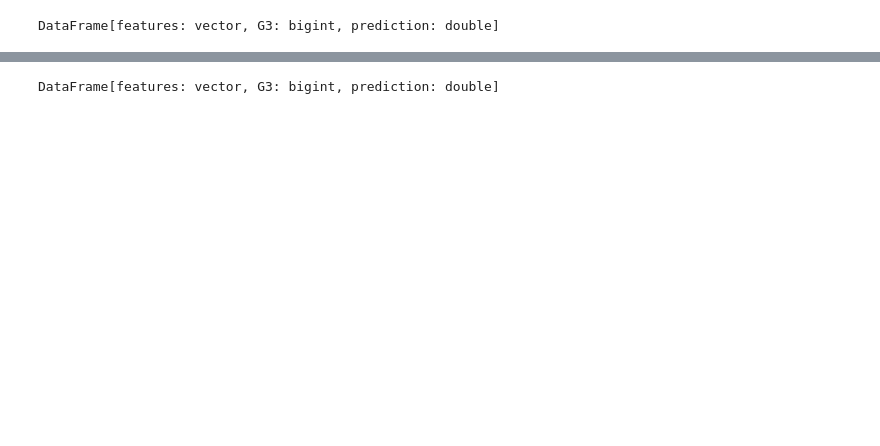
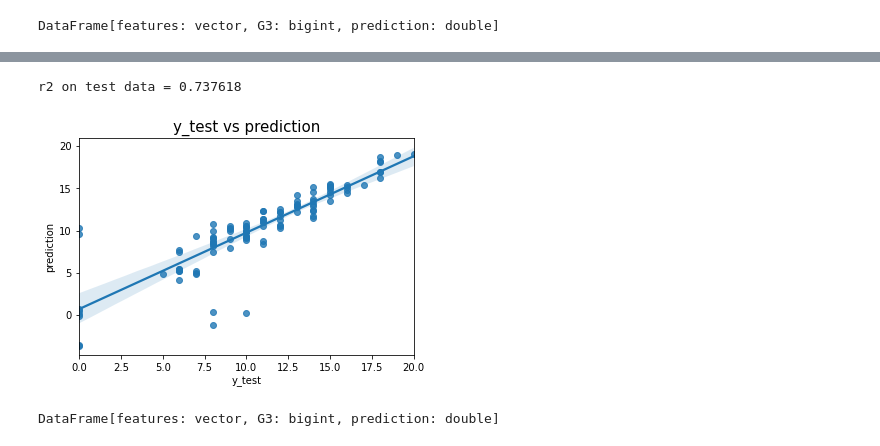
Before and after one commit to zwu047/Infosys722-Iteration4, a Jupyter notebook: Iteration4.ipynb, the cells around one changed output, grey strips where cells are left out. Drawn from its saved outputs; the diff is of its cells as text; code cells hidden in the pictures; blank space fills up the shorter version.

```diff
--- a/Iteration4.ipynb
+++ b/Iteration4.ipynb
@@ -580,3 +554,18 @@ Root Mean Squared Error (RMSE) on test data = 2.34675
+# %%
+evaluator = RegressionEvaluator(
+    labelCol="G3", predictionCol="prediction", metricName="r2")
+r2 = evaluator.evaluate(test_results)
+print("r2 on test data = %g" % r2)
+# %% [output]
+r2 on test data = 0.737618
+# %%
+diagram_fifteen = sns.regplot(x = test_results.select('G3').toPandas(), y = test_results.select('prediction').toPandas())
+diagram_fifteen.set_xlabel("y_test", fontsize = 10)
+diagram_fifteen.set_ylabel('prediction', fontsize = 10)
+diagram_fifteen.axes.set_title("y_test vs prediction", fontsize = 15)
+plt.show()
+# %% [output]
+[figure, added]
 # %%
 from pyspark.ml import Pipeline
 from pyspark.ml.regression import RandomForestRegressor
```
Also changed, not shown: parts of 14 cells of this notebook.
